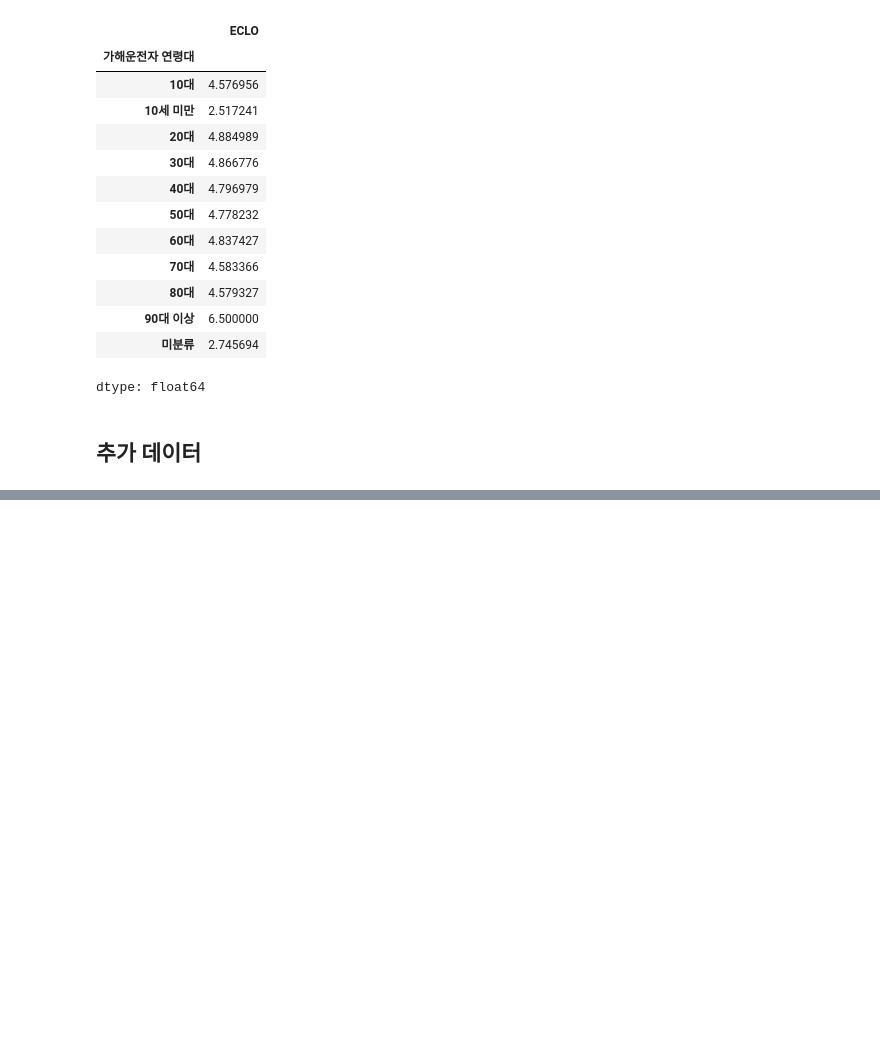
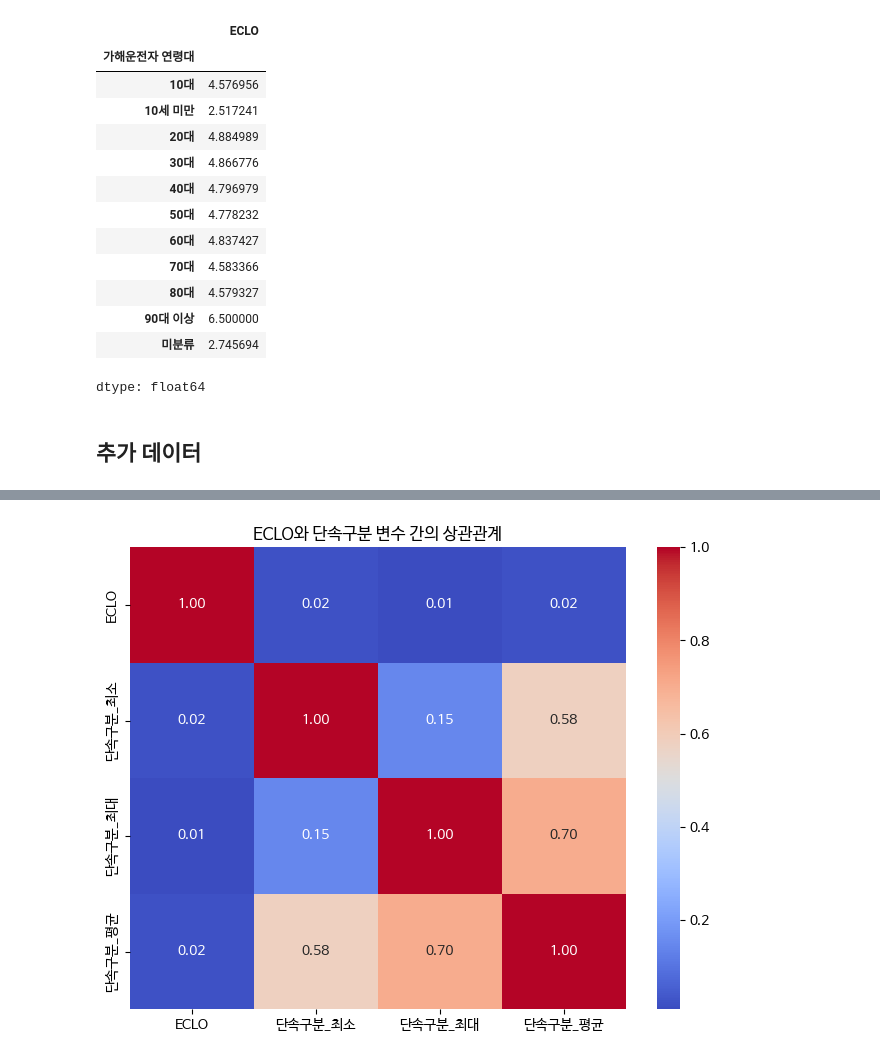
Before and after one commit to Boostcamp-AI-Tech-Recsys-team2/Prediction-of-Traffic-Accident-Victims-in-Daegu, a Jupyter notebook: EDA/EDA_soomi.ipynb, the cells around one changed output, grey strips where cells are left out. Saved outputs shown, nothing was run; the diff lists cells and outputs as text; code cells hidden in the pictures; blank space fills up the shorter version.

```diff
--- a/EDA/EDA_soomi.ipynb
+++ b/EDA/EDA_soomi.ipynb
@@ -1002,0 +1452,9 @@ train2[['군','구']]
+# %%
+correlation_matrix = train3[['ECLO', '단속구분_최소', '단속구분_최대', '단속구분_평균']].corr()
+
+plt.figure(figsize=(8, 6))
+sns.heatmap(correlation_matrix, annot=True, cmap='coolwarm', fmt='.2f')
+plt.title('ECLO와 단속구분 변수 간의 상관관계')
+plt.show()
+# %% [output]
+[figure, added]
```
Also changed, not shown: parts of 45 cells of this notebook.
